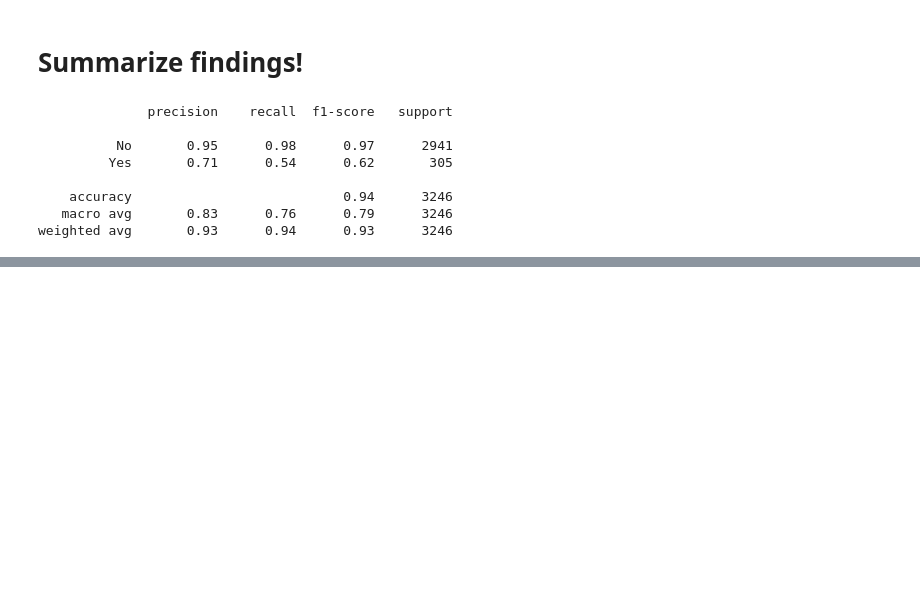
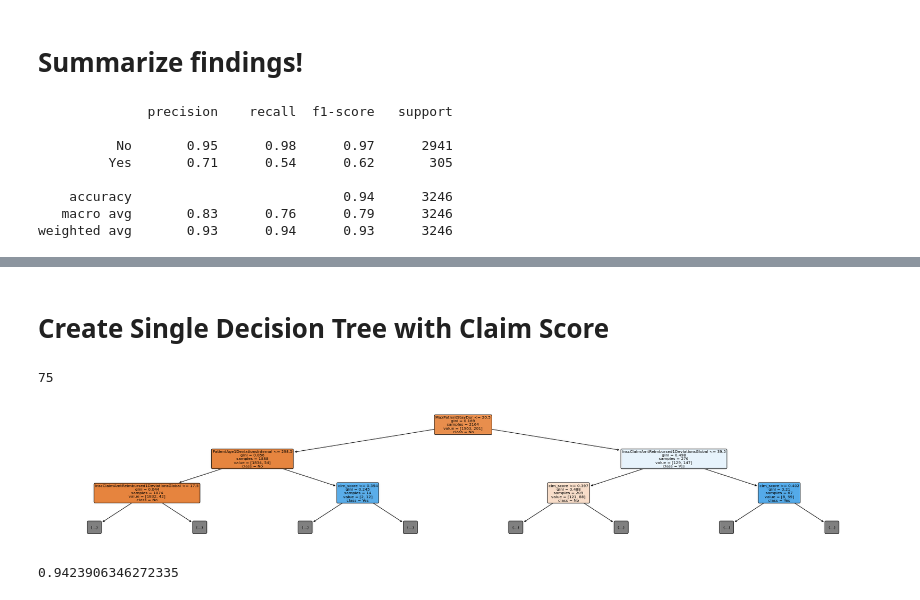
Before and after one commit to supernaut11/data602-final-project, a Jupyter notebook: src/model_fraud_mdehn-11.11.ipynb, the cells around one changed output, grey strips where cells are left out. Saved outputs shown, nothing was run; the diff lists cells and outputs as text; code cells hidden in the pictures; blank space fills up the shorter version.

```diff
--- a/src/model_fraud_mdehn-11.11.ipynb
+++ b/src/model_fraud_mdehn-11.11.ipynb
@@ -813,0 +923,21 @@ Our Model is extremely good in predicting Legitimate medical providers but not a
+# %%
+#Adding rate columns in the train_total Dataframe corresponding to each claim_code column
+for i in range(1,7):
+    train_total['ClmProcedureCode_'+ str(i) + str('r')] = train_total['ClmProcedureCode_' + str(i)].apply(lambda x: x if pd.isnull(x) else clm_comb.loc[x,'Frd_rate'])
+
+for i in range(1,11):
+    train_total['ClmDiagnosisCode_'+ str(i) + str('r')] = train_total['ClmDiagnosisCode_' + str(i)].apply(lambda x: x if pd.isnull(x) else clm_comb.loc[x,'Frd_rate'])
+
+train_total['ClmAdmitDiagnosisCode_r'] = train_total['ClmAdmitDiagnosisCode'].apply(lambda x: x if pd.isnull(x) else clm_comb.loc[x,'Frd_rate'])
+# %%
+#Calculate mean Claim score for each claim
+train_total['clm_score'] = np.nanmean([train_total['ClmDiagnosisCode_1r'],
+                                       train_total['ClmDiagnosisCode_2r'], train_total['ClmDiagnosisCode_3r'],
+                                       train_total['ClmDiagnosisCode_4r'], train_total['ClmDiagnosisCode_5r'],
+                                       train_total['ClmDiagnosisCode_6r'], train_total['ClmDiagnosisCode_7r'],
+                                       train_total['ClmDiagnosisCode_8r'], train_total['ClmDiagnosisCode_9r'],
+                                       train_total['ClmDiagnosisCode_10r'], train_total['ClmProcedureCode_1r'],
+                                       train_total['ClmProcedureCode_2r'], train_total['ClmProcedureCode_3r'],
+                                       train_total['ClmProcedureCode_4r'], train_total['ClmProcedureCode_5r'],
+                                       train_total['ClmProcedureCode_6r'], train_total['ClmAdmitDiagnosisCode_r']], axis=0)
+train_total
@@ -813,0 +958,27 @@ Our Model is extremely good in predicting Legitimate medical providers but not a
+# %%
+#Add the mean claim score for each provider to the Aggregate dataframe
+agg_frame = pd.DataFrame(train_total.groupby('Provider').mean()['clm_score']).merge(agg_frame, on='Provider', how='left')
+# %%
+agg_frame.fillna(value={'clm_score': 0}, inplace=True)
+# %% [markdown]
+# Create Single Decision Tree with Claim Score
+# %%
+final_frame = agg_frame.merge(total_dev_frame, how='left', on='Provider')
+features = ['MeanInscClaimAmtReimbursed', 'MedianInscClaimAmtReimbursed', 'StdInscClaimAmtReimbursed','MaxInscClaimAmtReimbursed','MeanPatientAge','MedianPatientAge','StdPatientAge','MinPatientAge','MaxPatientAge','MeanGender','MeanRace','MeanPatientStayDur', 'MaxPatientStayDur','PatientAge1DeviationsInternal','PatientAge1DeviationsGlobal','InscClaimAmtReimbursed1DeviationsInternal','InscClaimAmtReimbursed1DeviationsGlobal', 'VarIPAnnualReimbursementAmt', 'VarOPAnnualReimbursementAmt','clm_score']
+
+X_final_frame = final_frame.reindex(columns=features)
+Y_final_frame = final_frame['PotentialFraud']
+X, XTest, Y, YTest = tts(X_final_frame, Y_final_frame, test_size =0.60, random_state=42)
+dtree_clf = dtree_clf.fit(X, Y)
+print(dtree_clf.get_n_leaves())
+
+plot = tree.plot_tree(dtree_clf, rounded=True, filled=True, class_names=sorted_out, feature_names=features, max_depth=2)
+# %% [output]
+75
+[figure, added]
+# %%
+YPredicted_dtree = dtree_clf.predict(XTest)
+accuracy = metrics.accuracy_score(YTest, YPredicted_dtree)
+accuracy
+# %% [output]
+0.9423906346272335
```
Also changed, not shown: parts of 26 cells of this notebook.
